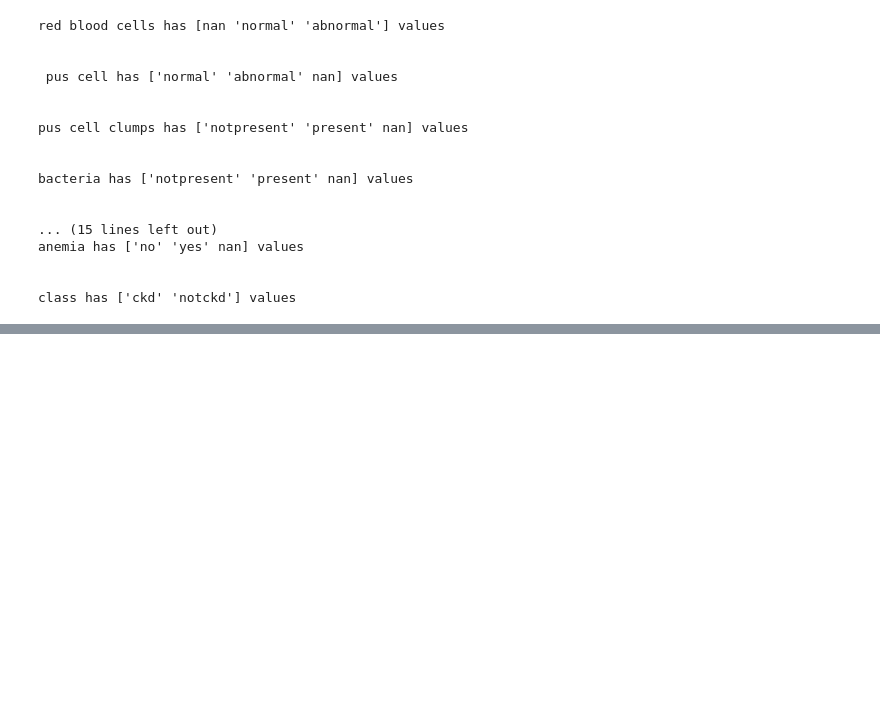
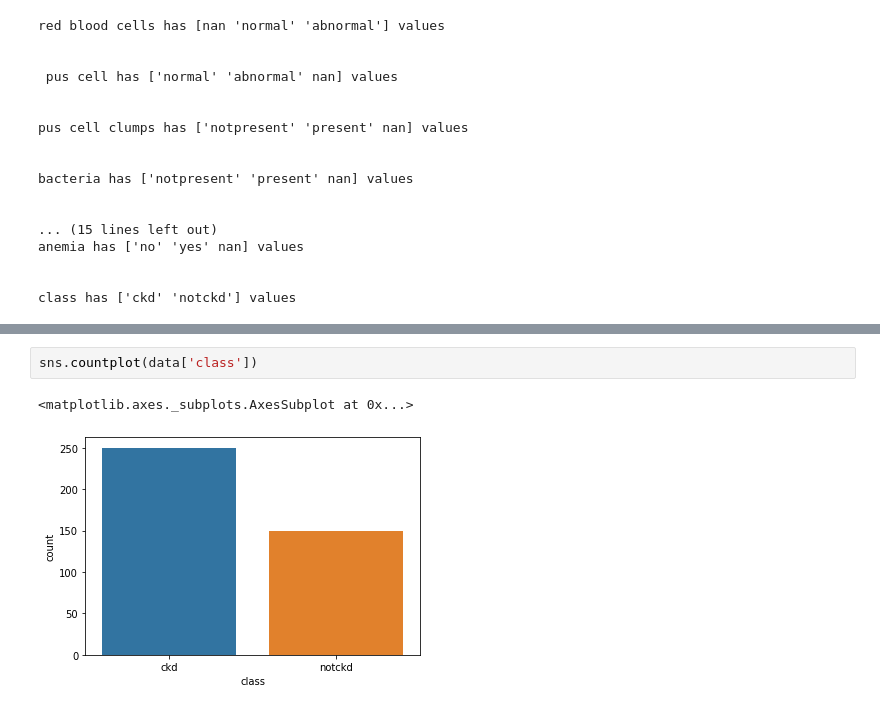
Before and after one commit to Ankit7557/ML_Kidney_Disease, a Jupyter notebook: Kidney_Disease.ipynb, the cells around one changed output, grey strips where cells are left out. Saved outputs shown, nothing was run; the diff lists cells and outputs as text; blank space fills up the shorter version.

```diff
--- a/Kidney_Disease.ipynb
+++ b/Kidney_Disease.ipynb
@@ -223,0 +256,5 @@ class has ['ckd' 'notckd'] values
+# %%
+sns.countplot(data['class'])
+# %% [output]
+<matplotlib.axes._subplots.AxesSubplot at 0x...>
+[figure, added]
```
Also changed, not shown: parts of 6 cells of this notebook.
